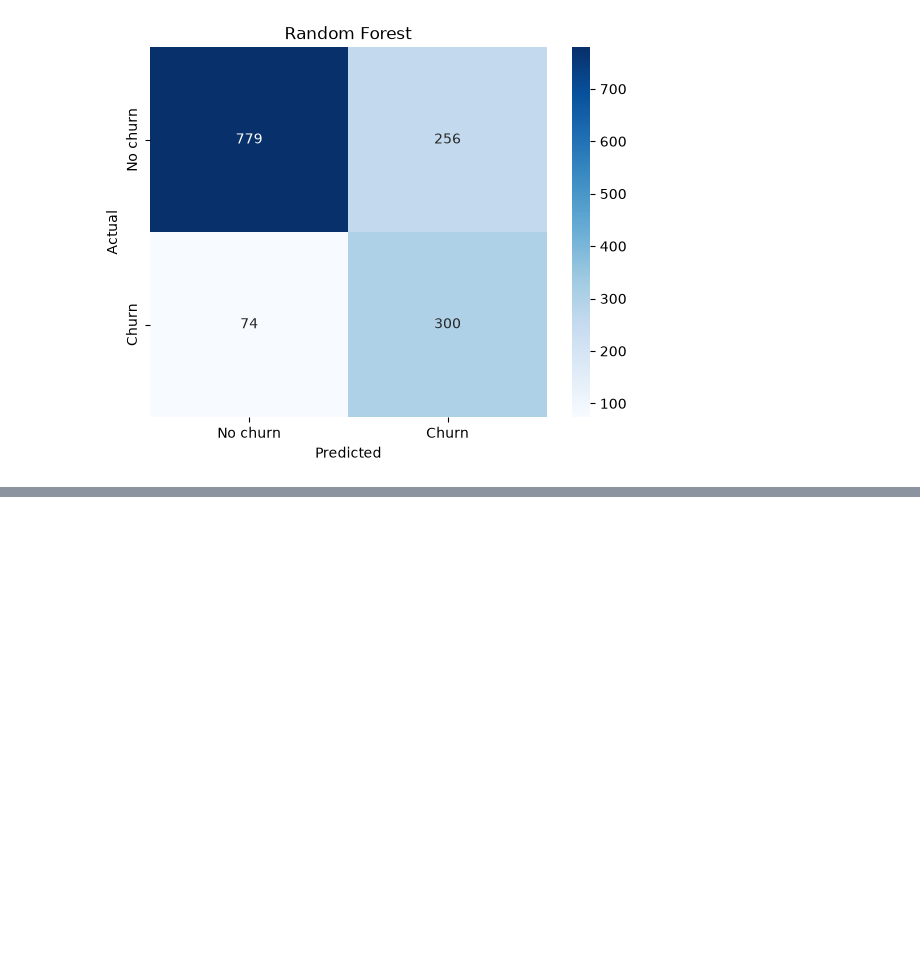
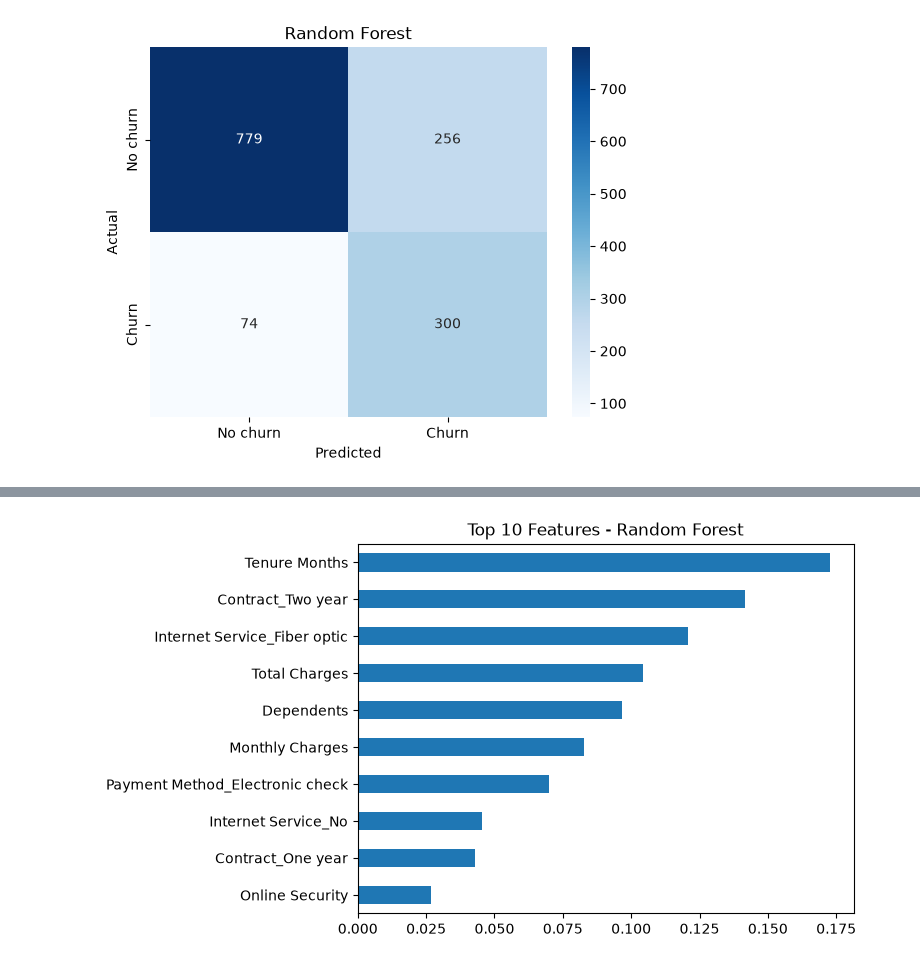
Before and after one commit to SajaAboulmagd05/Customer_Churn_Project, a Jupyter notebook: notebooks/03_classification.ipynb, the cells around one changed output, grey strips where cells are left out. Cells and saved outputs as stored; diff of their text form; code cells hidden in the pictures; blank space fills up the shorter version.

```diff
--- a/notebooks/03_classification.ipynb
+++ b/notebooks/03_classification.ipynb
@@ -175,0 +211,10 @@ weighted avg       0.81      0.77      0.78      1409
+# %%
+best_rf = grid_rf.best_estimator_
+
+importances = pd.Series(best_rf.feature_importances_, index=X_train_scaled.columns).sort_values(ascending=False)
+importances.head(10).plot(kind='barh')
+plt.gca().invert_yaxis()
+plt.title('Top 10 Features - Random Forest')
+plt.show()
+# %% [output]
+[figure, added]
```
Also changed, not shown: parts of 4 cells of this notebook.
